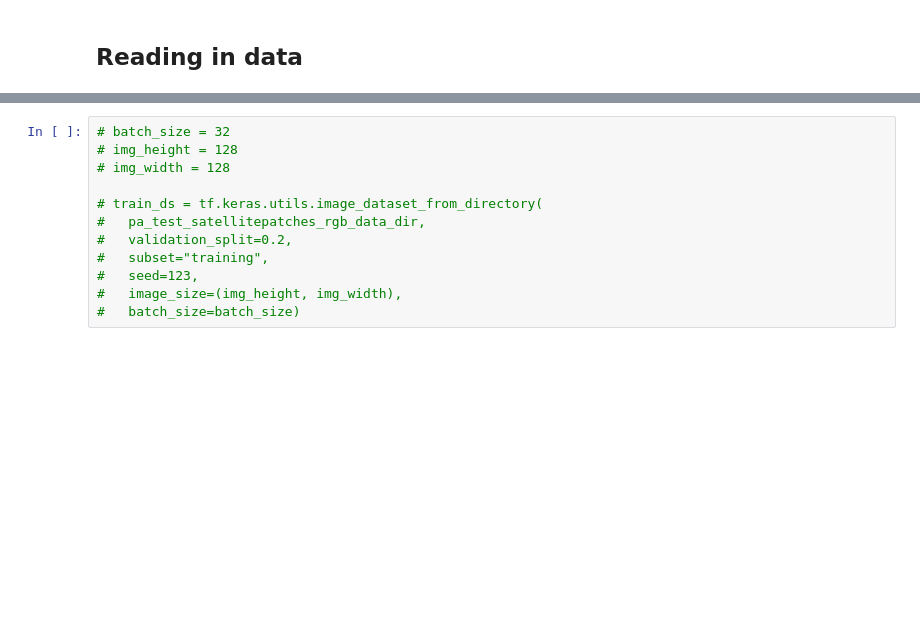
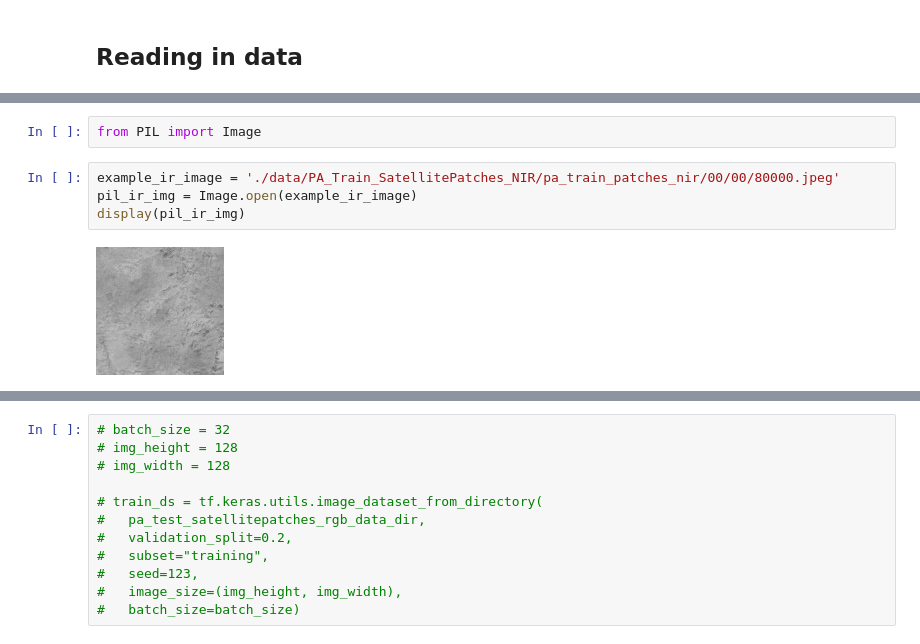
Before and after one commit to timchopard/ml-geolife, a Jupyter notebook: scratchpad-darren.ipynb, the cells around one changed output, grey strips where cells are left out. Saved outputs shown, nothing was run; the diff lists cells and outputs as text; blank space fills up the shorter version.

```diff
--- a/scratchpad-darren.ipynb
+++ b/scratchpad-darren.ipynb
@@ -89,0 +64,8 @@ for cd in pa_test_satellitepatches_rgb_data_dir.iterdir():
+# %%
+from PIL import Image
+# %%
+example_ir_image = './data/PA_Train_SatellitePatches_NIR/pa_train_patches_nir/00/00/80000.jpeg'
+pil_ir_img = Image.open(example_ir_image)
+display(pil_ir_img)
+# %% [output]
+[figure, added]
```
Also changed, not shown: parts of 11 cells of this notebook, 2 other files.
